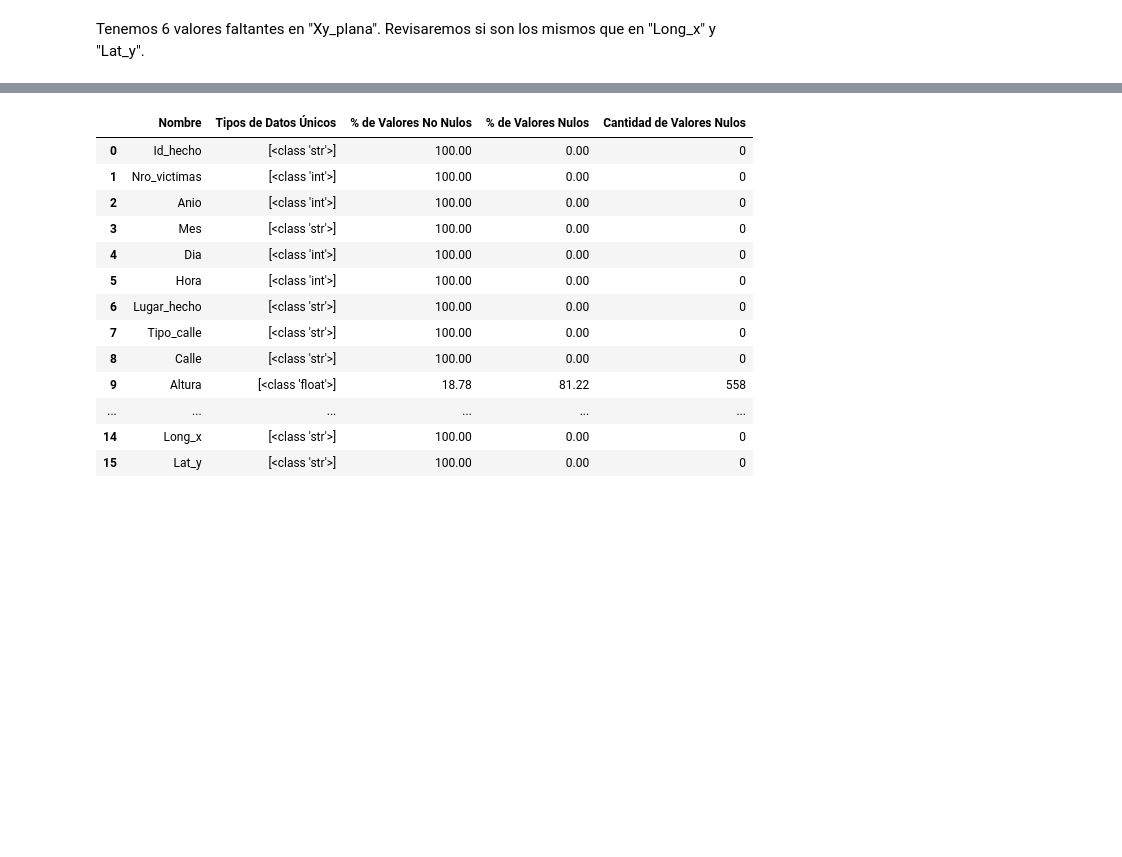
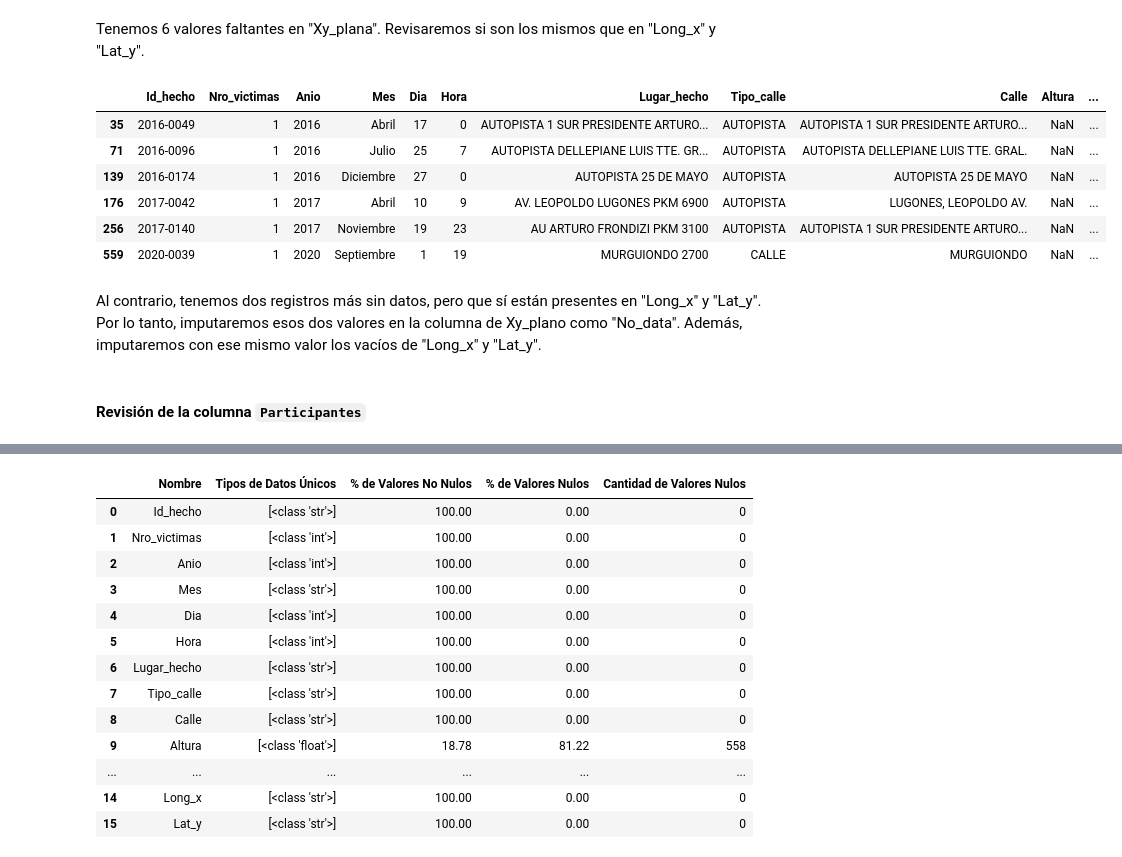
Before and after one commit to MaximilianoTauil/PI_Siniestros, a Jupyter notebook: ETL.ipynb, the cells around one changed output, grey strips where cells are left out. Drawn from its saved outputs; the diff is of its cells as text; code cells hidden in the pictures; blank space fills up the shorter version.

```diff
--- a/ETL.ipynb
+++ b/ETL.ipynb
@@ -564,3 +565,16 @@ Point (107664.16647795 104708.63962087)    1
 Name: count, Length: 605, dtype: int64
 # %% [markdown]
 Tenemos 6 valores faltantes en "Xy_plana". Revisaremos si son los mismos que en "Long_x" y "Lat_y".
+# %%
+sindato_Xy_plana = data_hechos[data_hechos['Xy_plana'] == 'Point (. .)']
+sindato_Xy_plana
+# %% [output]
+|  | Id_hecho | Nro_victimas | Anio | Mes | Dia | Hora | Lugar_hecho | Tipo_calle | Calle | Altura | ... |
+| 35 | 2016-0049 | 1 | 2016 | Abril | 17 | 0 | AUTOPISTA 1 SUR PRESIDENTE ARTURO... | AUTOPISTA | AUTOPISTA 1 SUR PRESIDENTE ARTURO... | NaN | ... |
+| 71 | 2016-0096 | 1 | 2016 | Julio | 25 | 7 | AUTOPISTA DELLEPIANE LUIS TTE. GR... | AUTOPISTA | AUTOPISTA DELLEPIANE LUIS TTE. GRAL. | NaN | ... |
+| 139 | 2016-0174 | 1 | 2016 | Diciembre | 27 | 0 | AUTOPISTA 25 DE MAYO | AUTOPISTA | AUTOPISTA 25 DE MAYO | NaN | ... |
+| 176 | 2017-0042 | 1 | 2017 | Abril | 10 | 9 | AV. LEOPOLDO LUGONES PKM 6900 | AUTOPISTA | LUGONES, LEOPOLDO AV. | NaN | ... |
+| 256 | 2017-0140 | 1 | 2017 | Noviembre | 19 | 23 | AU ARTURO FRONDIZI PKM 3100 | AUTOPISTA | AUTOPISTA 1 SUR PRESIDENTE ARTURO... | NaN | ... |
+| 559 | 2020-0039 | 1 | 2020 | Septiembre | 1 | 19 | MURGUIONDO 2700 | CALLE | MURGUIONDO | NaN | ... |
+# %% [markdown]
+Al contrario, tenemos dos registros más sin datos, pero que sí están presentes en "Long_x" y "Lat_y". Por lo tanto, imputaremos esos dos valores en la columna de Xy_plano como "No_data". Además, imputaremos con ese mismo valor los vacíos de "Long_x" y "Lat_y".
@@ -566,0 +585,2 @@ Tenemos 6 valores faltantes en "Xy_plana". Revisaremos si son los mismos que en
+# %% [markdown]
+#### Revisión de la columna ``Participantes``
```
Also changed, not shown: parts of 28 cells of this notebook.
